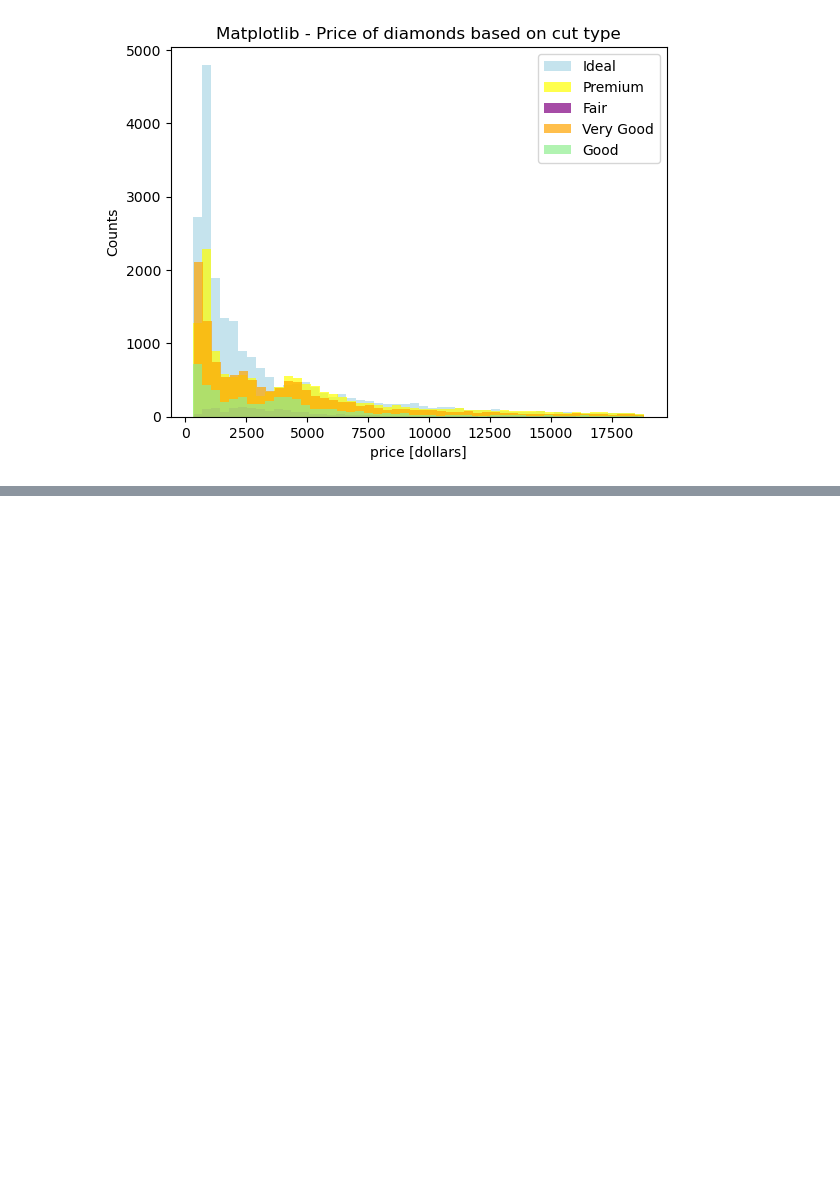
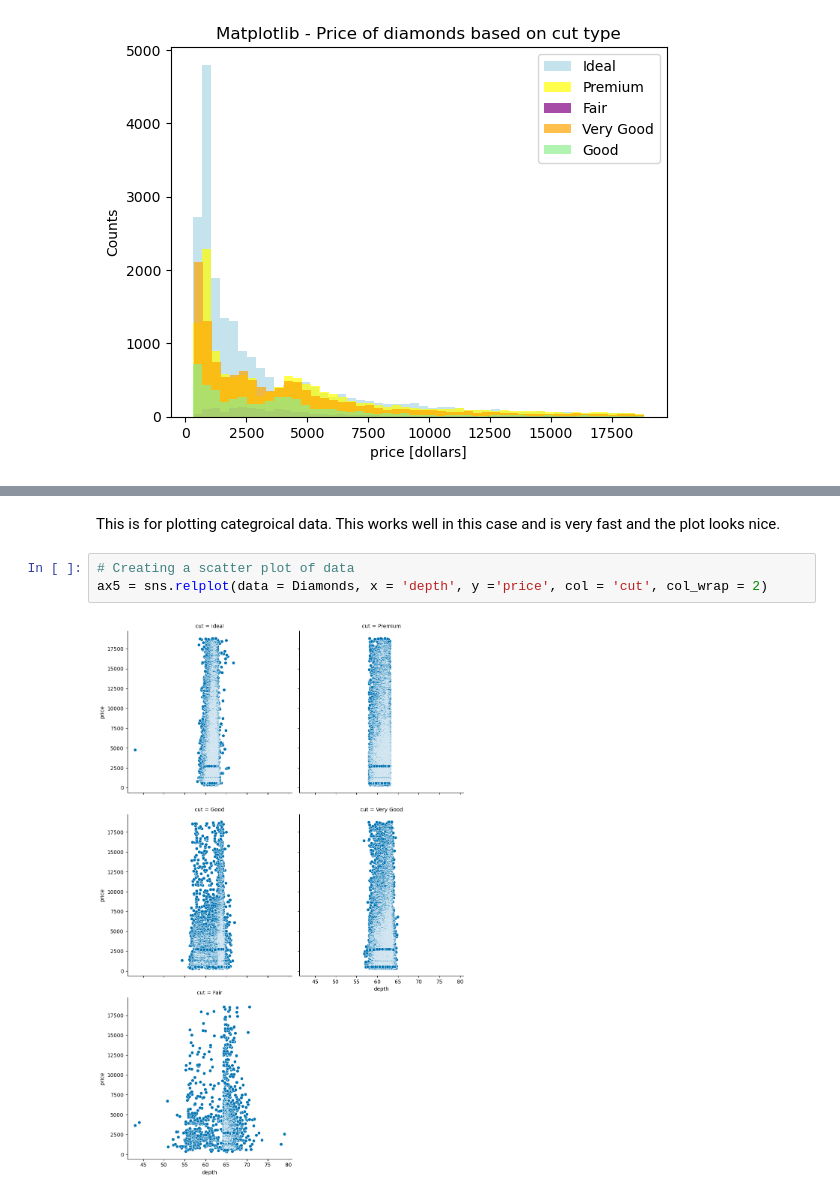
Before and after one commit to SiyonaArndt/PHYS265-spring25, a Jupyter notebook: Project/FinalProject-ArndtSiyona.ipynb, the cells around one changed output, grey strips where cells are left out. Saved outputs shown, nothing was run; the diff lists cells and outputs as text; blank space fills up the shorter version.

```diff
--- a/Project/FinalProject-ArndtSiyona.ipynb
+++ b/Project/FinalProject-ArndtSiyona.ipynb
@@ -107,3 +113,10 @@ fig4.set(title = 'Price of diamonds based on cut type',
 # %% [output]
 <seaborn.axisgrid.FacetGrid at 0x...>
 [figure]
+# %% [markdown]
+This is for plotting categroical data. This works well in this case and is very fast and the plot looks nice.
+# %%
+# Creating a scatter plot of data
+ax5 = sns.relplot(data = Diamonds, x = 'depth', y ='price', col = 'cut', col_wrap = 2)
+# %% [output]
+[figure, added]
```
Also changed, not shown: parts of 8 cells of this notebook, 3 other files.
